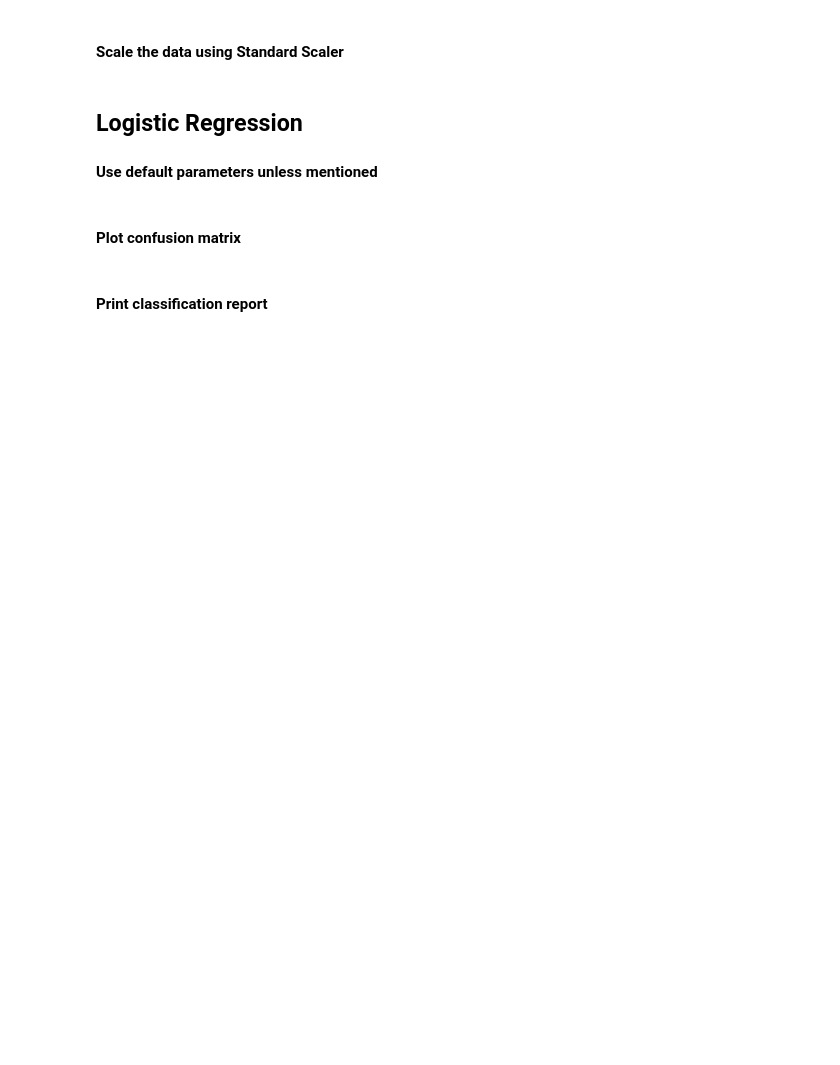
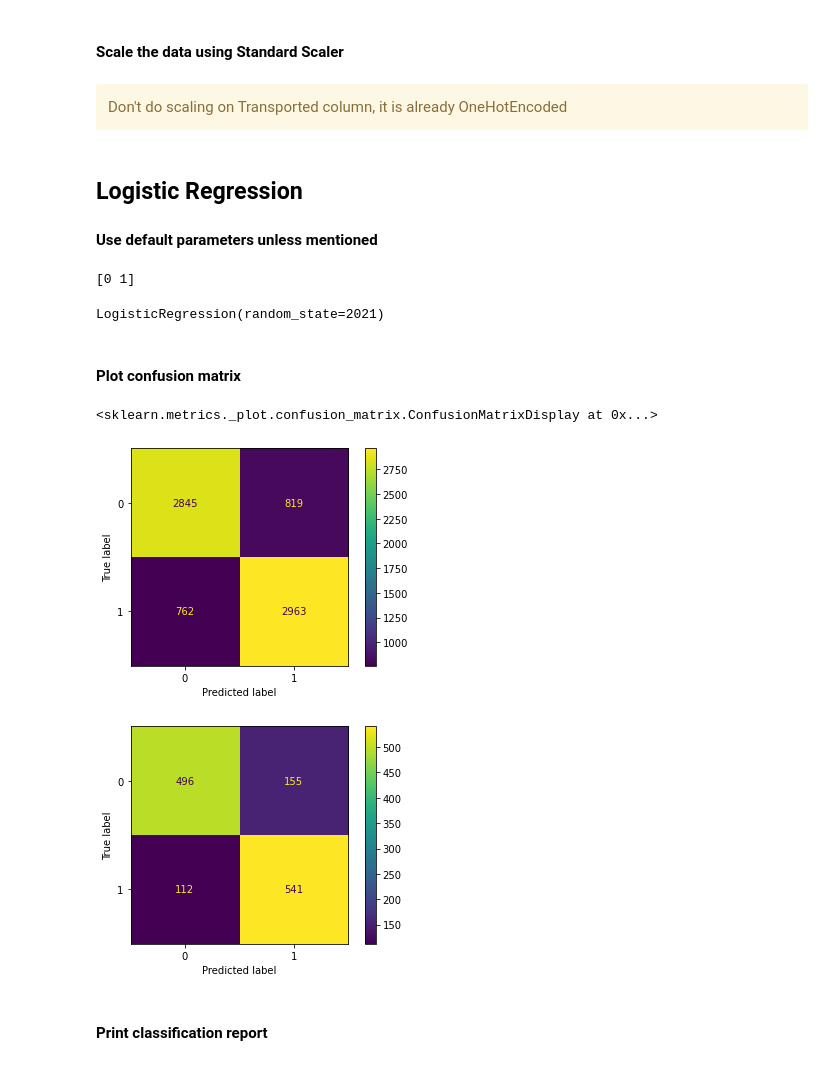
Before and after one commit to HridayAg0102/Summer-Analytics-2022, a Jupyter notebook: Week_3/Assignment/SA2022_W3.ipynb, the cells around one changed output. Drawn from its saved outputs; the diff is of its cells as text; code cells hidden in the pictures; blank space fills up the shorter version.

Commit message:
confusion matrix, edition in Assignment

```diff
--- a/Week_3/Assignment/SA2022_W3.ipynb
+++ b/Week_3/Assignment/SA2022_W3.ipynb
@@ -166,8 +239,9 @@ print("No. of Categorical Features: ", len(categorical_features))
 
 ## ======== YOUR CODE HERE ======== ##
 
-
-
+new = pd.get_dummies(df, prefix = 'dummy_')
+df = new
+df.shape
 ## ======== YOUR CODE HERE ======== ##
 
 # Check: Shape --> (8693, 15)
@@ -190,10 +273,9 @@ df.head()
 
 ## Test size should be 15% of the full dataset and use random state = 2022
 
-X = _________________
-y = _________________
-
-X_train, X_test, y_train, y_test = ________________________________________
+X = df.copy().drop(df[['Transported']], axis=1)
+y = pd.Series(df['Transported']).values.reshape(-1,1)
+X_train, X_test, y_train, y_test = train_test_split(X, y, test_size=0.15, random_state=10)
 
 ## ================================ ##
 # %%
@@ -214,9 +301,16 @@ print("y_test:",__________) # y_test
 
 ## ======== YOUR CODE HERE ======== ##
 
+scaler = StandardScaler()
 
+X_train = scaler.fit_transform(X_train)
+X_test = scaler.transform(X_test)
+# y_train = scaler.fit_transform(y_train)
+# y_test = scaler.transform(y_test)
 
 ## ================================ ##
+# %% [markdown]
+<div class='alert alert-warning'> Don't do scaling on Transported column, it is already OneHotEncoded </div>
 # %% [markdown]
 ## <b>Logistic Regression</b>
 #### Use default parameters unless mentioned
@@ -225,16 +319,27 @@ print("y_test:",__________) # y_test
 
 ## ======== YOUR CODE HERE ======== ##
 
+print(np.unique(y_train))
 
+logreg = LogisticRegression(random_state = 2021)
+logreg.fit(X_train, y_train)
 
 ## ================================ ##
+# %% [output]
+[0 1]
+LogisticRegression(random_state=2021)
 # %% [markdown]
 #### Plot confusion matrix
 # %%
 ## ======== YOUR CODE HERE ======== ##
 
-
+plot_confusion_matrix(logreg, X_train, y_train)
+plot_confusion_matrix(logreg, X_test, y_test)
 
 ## ================================ ##
+# %% [output]
+<sklearn.metrics._plot.confusion_matrix.ConfusionMatrixDisplay at 0x...>
+[figure, added]
+[figure, added]
 # %% [markdown]
 #### Print classification report
```
Also changed, not shown: parts of 17 cells of this notebook, 2 other files.
